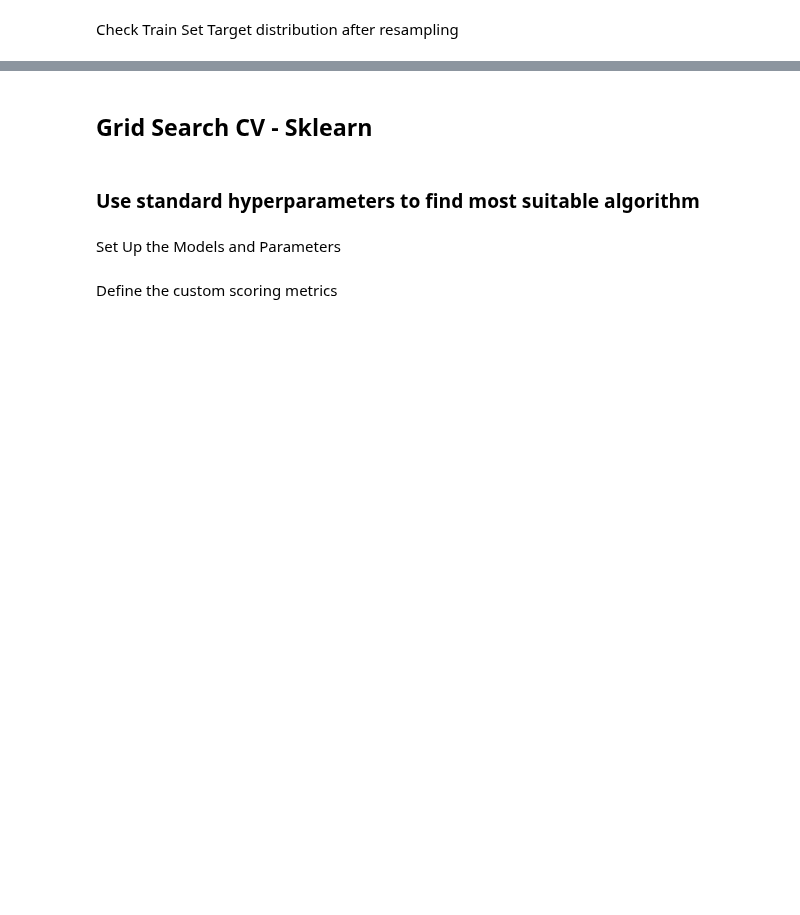
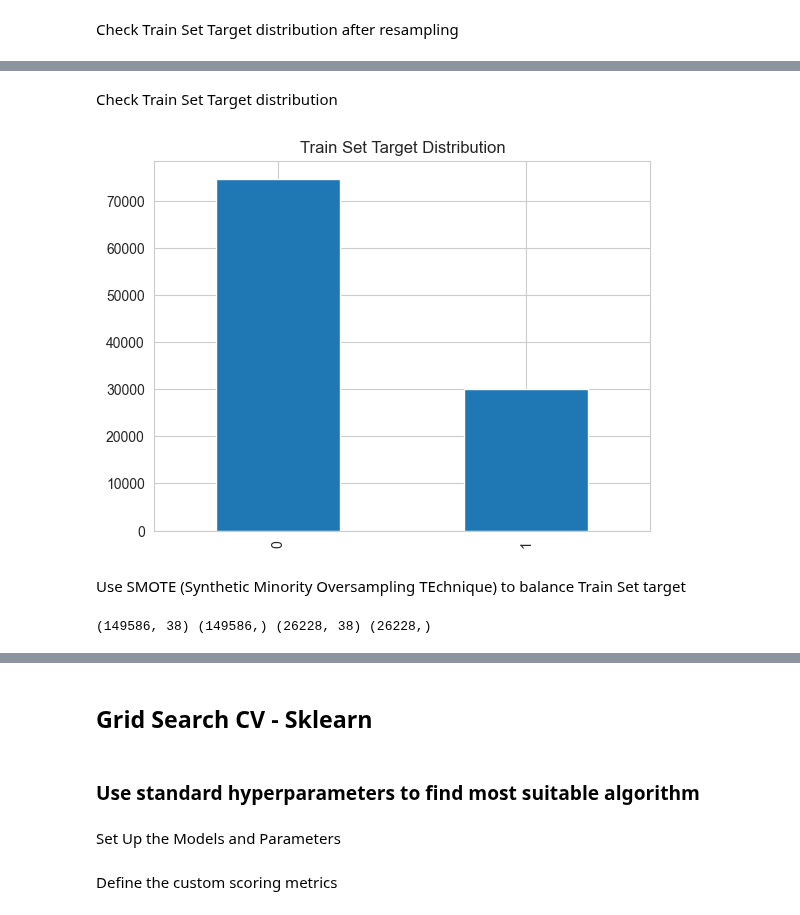
Before and after one commit to pswhdev/ivf-success-predictor, a Jupyter notebook: jupyter_notebooks/05 - Modeling and Evaluation Predict Success.ipynb, the cells around one changed output, grey strips where cells are left out. Drawn from its saved outputs; the diff is of its cells as text; code cells hidden in the pictures; blank space fills up the shorter version.

```diff
--- a/jupyter_notebooks/05 - Modeling and Evaluation Predict Success.ipynb
+++ b/jupyter_notebooks/05 - Modeling and Evaluation Predict Success.ipynb
@@ -770,0 +811,21 @@ plt.show()
+# %% [markdown]
+Check Train Set Target distribution
+# %%
+
+import matplotlib.pyplot as plt
+import seaborn as sns
+sns.set_style("whitegrid")
+y_train.value_counts().plot(kind='bar', title='Train Set Target Distribution')
+plt.show()
+# %% [output]
+[figure, added]
+# %% [markdown]
+Use SMOTE (Synthetic Minority Oversampling TEchnique) to balance Train Set target
+# %%
+from imblearn.over_sampling import SMOTE
+
+oversample = SMOTE(sampling_strategy='minority', random_state=0)
+X_train_OS, y_train_OS = oversample.fit_resample(X_train, y_train)
+print(X_train_OS.shape, y_train_OS.shape, X_test.shape, y_test.shape)
+# %% [output]
+(149586, 38) (149586,) (26228, 38) (26228,)
```
Also changed, not shown: parts of 70 cells of this notebook.
